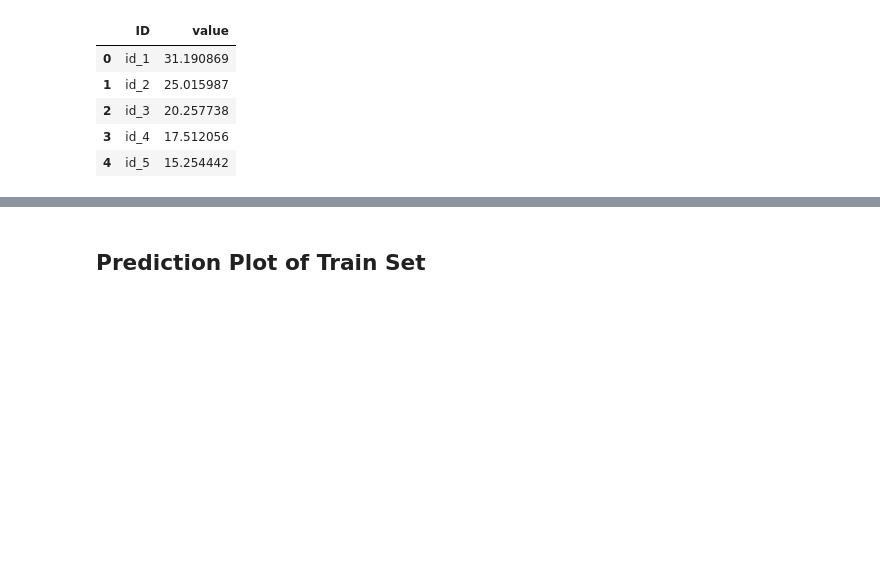
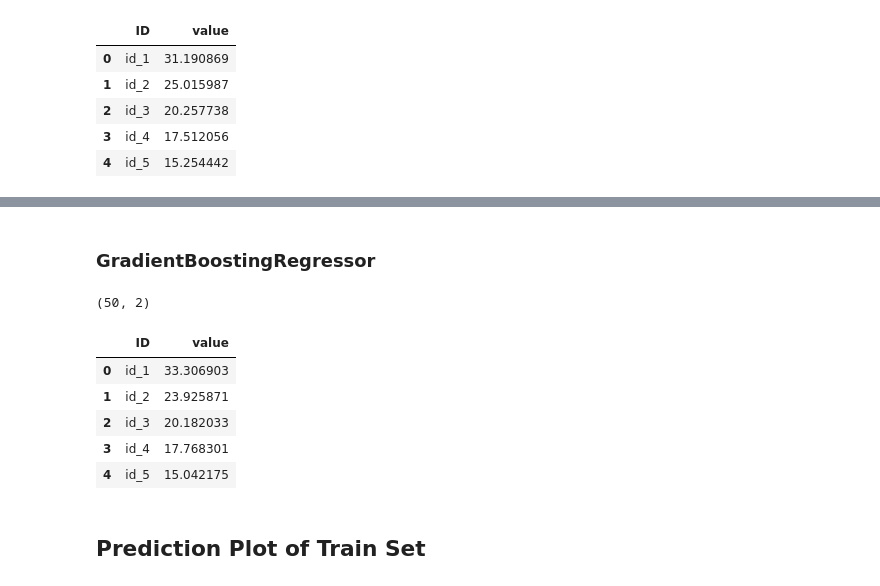
Before and after one commit to surpoloyang/Practical_Learning__Machine_Learning_with_DataWhale_April, a Jupyter notebook: Boston_House_Price_Prediction/ML_models/ML_models.ipynb, the cells around one changed output, grey strips where cells are left out. Saved outputs shown, nothing was run; the diff lists cells and outputs as text; code cells hidden in the pictures; blank space fills up the shorter version.

```diff
--- a/Boston_House_Price_Prediction/ML_models/ML_models.ipynb
+++ b/Boston_House_Price_Prediction/ML_models/ML_models.ipynb
@@ -313,3 +337,24 @@ submit.head()
+# %% [markdown]
+### GradientBoostingRegressor
+# %%
+# Train the best model with the optimized hyperparameters
+pipeline = make_pipeline(StandardScaler(), GradientBoostingRegressor())
+pipeline.fit(X_train, y_train)
+y_predicted = pipeline.predict(test_dataset)
+
+# save predicted label of test set to submit_result.csv
+submit['value'] = y_predicted
+submit.to_csv('submit_GBR.csv', index=False)
+print(submit.shape)
+submit.head()
+# %% [output]
+(50, 2)
+|  | ID | value |
+| 0 | id_1 | 33.306903 |
+| 1 | id_2 | 23.925871 |
+| 2 | id_3 | 20.182033 |
+| 3 | id_4 | 17.768301 |
+| 4 | id_5 | 15.042175 |
 # %% [markdown]
 ## Prediction Plot of Train Set
 # %%
```
Also changed, not shown: parts of 15 cells of this notebook.
